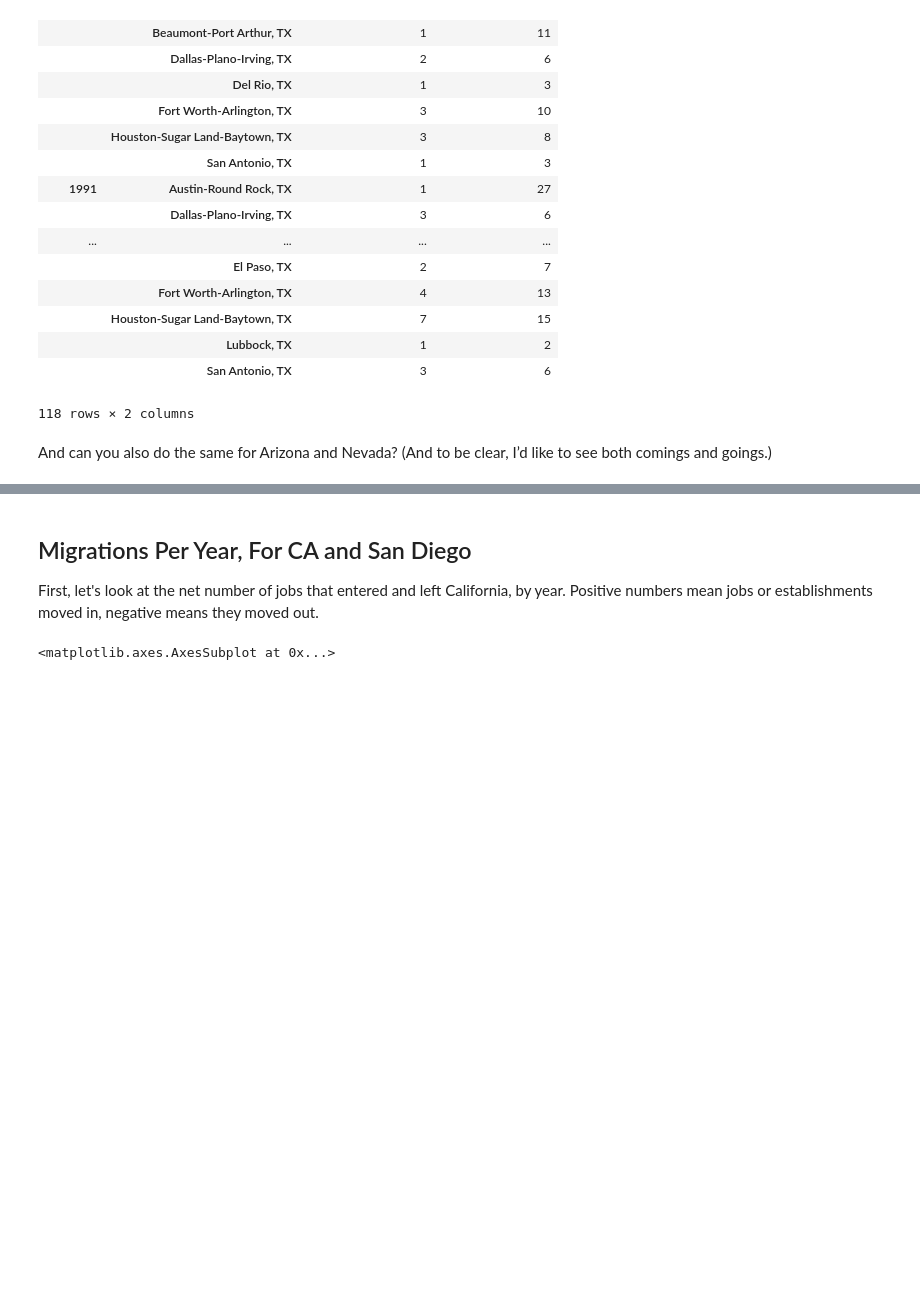
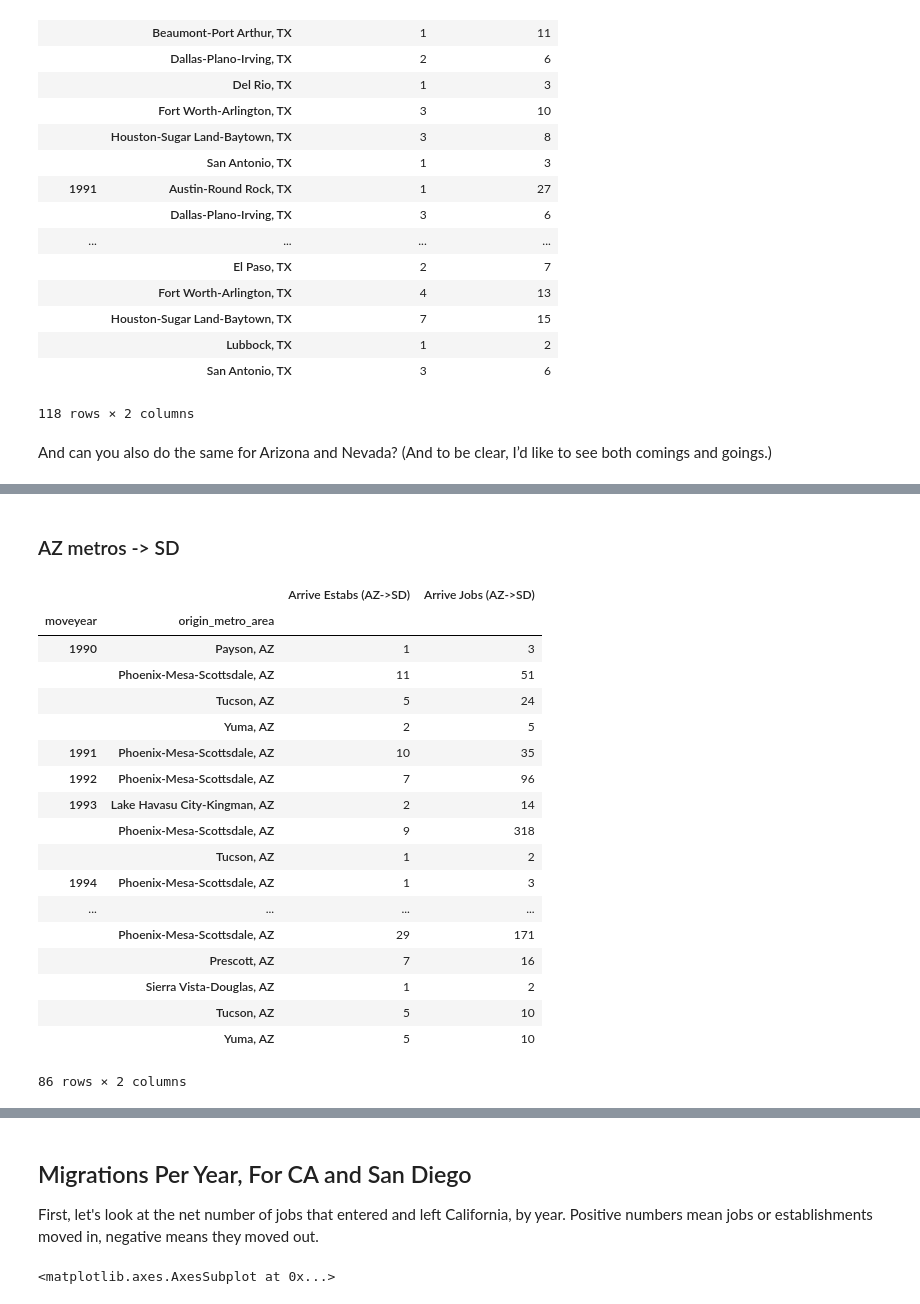
Before and after one commit to SDRDLAnalysts/pdp-data-projects, a Jupyter notebook: voiceofsandiego.org/business-migrations/analysts/gonzalo.ipynb, the cells around one changed output, grey strips where cells are left out. Drawn from its saved outputs; the diff is of its cells as text; code cells hidden in the pictures; blank space fills up the shorter version.

```diff
--- a/voiceofsandiego.org/business-migrations/analysts/gonzalo.ipynb
+++ b/voiceofsandiego.org/business-migrations/analysts/gonzalo.ipynb
@@ -263,0 +341,35 @@ And can you also do the same for Arizona and Nevada? (And to be clear, I’d lik
+# %% [markdown]
+### AZ metros -> SD
+# %%
+AZmetrotosdest = df[(df.destination_metro_area=='San Diego-Carlsbad-San Marcos, CA')&
+                 (df['origin_metro_area'].str.contains("AZ"))].groupby(['moveyear', 'origin_metro_area']).estabs.sum()
+
+AZmetrotosdjobs = df[(df.destination_metro_area=='San Diego-Carlsbad-San Marcos, CA')&
+                 (df['origin_metro_area'].str.contains("AZ"))].groupby(['moveyear', 'origin_metro_area']).jobs.sum()
+
+AZmetrosd = pd.DataFrame({
+'Arrive Estabs (AZ->SD)': pd.Series(AZmetrotosdest),
+'Arrive Jobs (AZ->SD)': pd.Series(AZmetrotosdjobs)
+})
+
+AZmetrosd
+# %% [output]
+|  |  | Arrive Estabs (AZ->SD) | Arrive Jobs (AZ->SD) |
+| moveyear | origin_metro_area |  |  |
+| 1990 | Payson, AZ | 1 | 3 |
+|  | Phoenix-Mesa-Scottsdale, AZ | 11 | 51 |
+|  | Tucson, AZ | 5 | 24 |
+|  | Yuma, AZ | 2 | 5 |
+| 1991 | Phoenix-Mesa-Scottsdale, AZ | 10 | 35 |
+| 1992 | Phoenix-Mesa-Scottsdale, AZ | 7 | 96 |
+| 1993 | Lake Havasu City-Kingman, AZ | 2 | 14 |
+|  | Phoenix-Mesa-Scottsdale, AZ | 9 | 318 |
+|  | Tucson, AZ | 1 | 2 |
+| 1994 | Phoenix-Mesa-Scottsdale, AZ | 1 | 3 |
+| ... | ... | ... | ... |
+|  | Phoenix-Mesa-Scottsdale, AZ | 29 | 171 |
+|  | Prescott, AZ | 7 | 16 |
+|  | Sierra Vista-Douglas, AZ | 1 | 2 |
+|  | Tucson, AZ | 5 | 10 |
+|  | Yuma, AZ | 5 | 10 |
+86 rows × 2 columns
```
Also changed, not shown: parts of 18 cells of this notebook.
